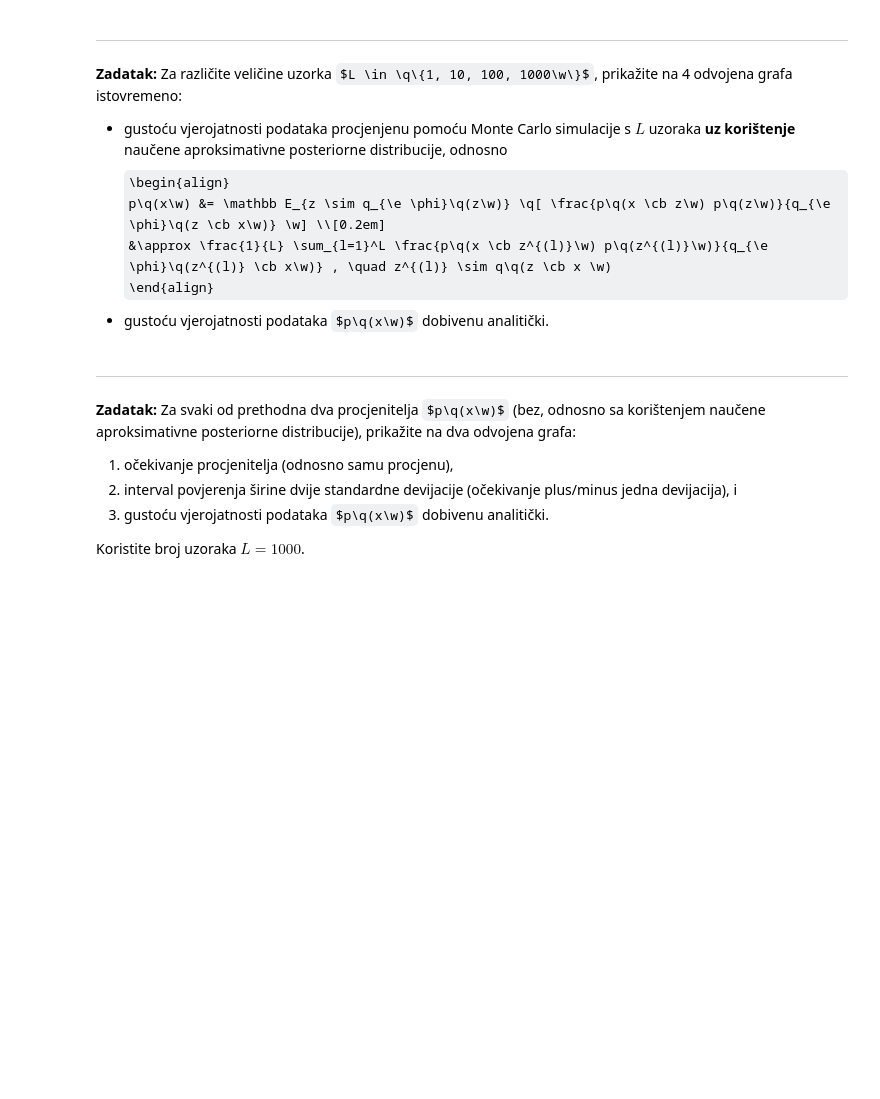
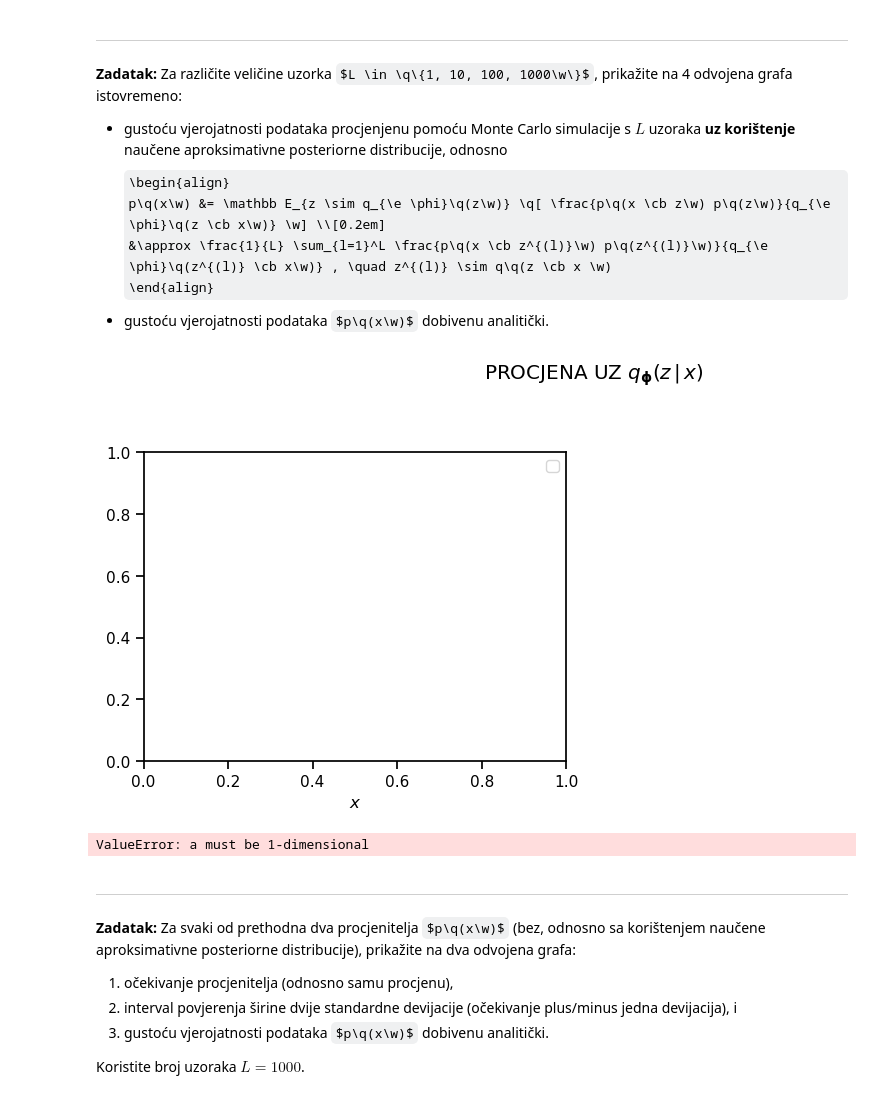
Before and after one commit to dinogrgic1/fer-deep-learning-2-labs, a Jupyter notebook: lab2/lab_2.ipynb, the cells around one changed output. Cells and saved outputs as stored; diff of their text form; code cells hidden in the pictures; some formulas as TeX source; blank space fills up the shorter version.

```diff
--- a/lab2/lab_2.ipynb
+++ b/lab2/lab_2.ipynb
@@ -1098,14 +1099,28 @@ with plot_context(figsize=(12, 9), suptitle=r"PROCJENA BEZ $q_{\mathbf{\phi}}\le
 \end{align}
   - gustoću vjerojatnosti podataka $p\q(x\w)$ dobivenu analitički.
 # %%
-...
-
 with plot_context(figsize=(12, 9), suptitle=r"PROCJENA UZ $q_{\mathbf{\phi}}\left(z \,\vert\, x\right)$", show=True):
     for i, size in enumerate(sizes):
         with plot_context(subplot=(2, 2, i + 1), xlabel="$x$",
                           legend=[fr"$\hat{{p}}_{{{size}}}\left(x\right)$", r"$p\left(x\right)$"]):
-            plt.plot
-            plt.plot
+
+            eps = np.random.uniform(size=1000)
+            x_sample = P_x_inv(eps).astype(np.float32)  # paziti na oblik i pretvoriti u 32-bitni float pomoću `.astype(np.float32)` paziti na oblik i pretvoriti u 32-bitni float pomoću `.astype(np.float32)`
+
+            mean_z, logvar_z = tf.split(model(x_sample), num_or_size_splits=[1, 1], axis=1)
+            eps = np.random.normal(size=size).astype(np.float32).reshape(1, -1)# paziti na oblik
+
+            z_sample = reparameterize_tanh_normal(np.random.choice(eps, size), mean_z, logvar_z)
+            under_log = p_tf(x_sample, z_sample) / tanh_normal_pdf(z_sample, mean_z, logvar_z)
+
+            print(under_log)
+            estimation = under_log /  size;
+
+            plt.plot(ts, estimation)
+            plt.plot(ts, p_x_numpy(ts))
+# %% [output]
+[figure, added]
+ValueError: a must be 1-dimensional
 # %% [markdown]
 ---
 
```
Also changed, not shown: parts of 20 cells of this notebook.
